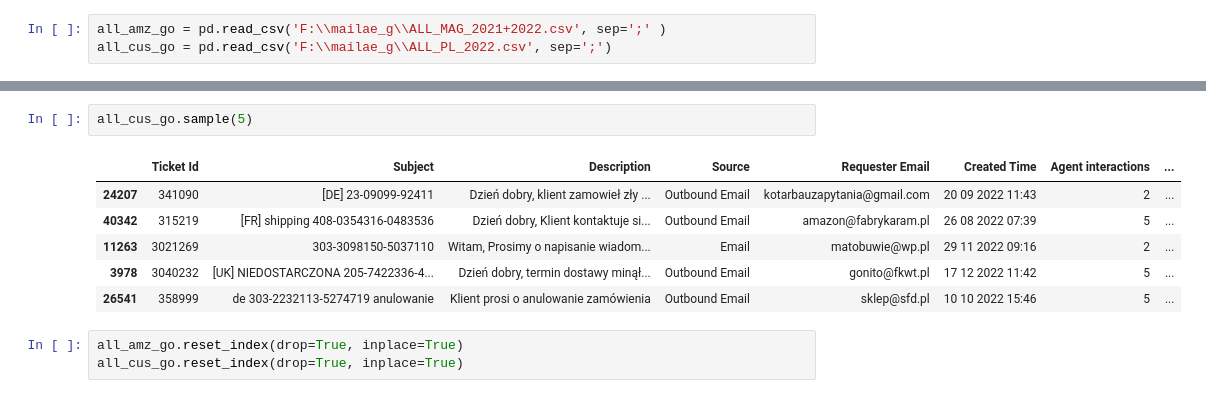
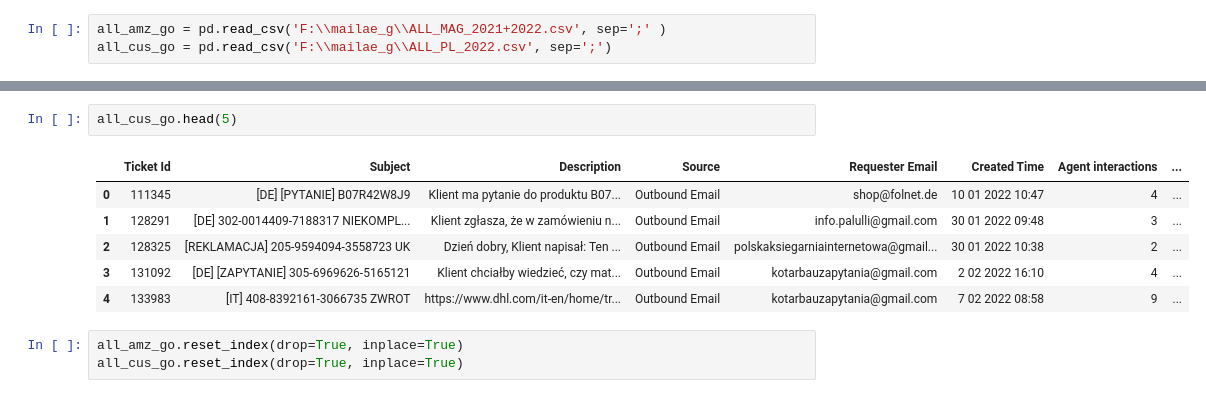
Before and after one commit to arioslock/projects_in_progress, a Jupyter notebook: projekt_koncowy.ipynb, the cells around one changed output, grey strips where cells are left out. Saved outputs shown, nothing was run; the diff lists cells and outputs as text.

```diff
--- a/projekt_koncowy.ipynb
+++ b/projekt_koncowy.ipynb
@@ -20,12 +20,12 @@ all_amz_go.sample(5)
 # %%
-all_cus_go.sample(5)
+all_cus_go.head(5)
 # %% [output]
 |  | Ticket Id | Subject | Description | Source | Requester Email | Created Time | Agent interactions | ... |
-| 24207 | 341090 | [DE] 23-09099-92411 | Dzień dobry, klient zamowieł zły ... | Outbound Email | kotarbauzapytania@gmail.com | 20 09 2022 11:43 | 2 | ... |
-| 40342 | 315219 | [FR] shipping 408-0354316-0483536 | Dzień dobry, Klient kontaktuje si... | Outbound Email | amazon@fabrykaram.pl | 26 08 2022 07:39 | 5 | ... |
-| 11263 | 3021269 | 303-3098150-5037110 | Witam, Prosimy o napisanie wiadom... | Email | matobuwie@wp.pl | 29 11 2022 09:16 | 2 | ... |
-| 3978 | 3040232 | [UK] NIEDOSTARCZONA 205-7422336-4... | Dzień dobry, termin dostawy minął... | Outbound Email | gonito@fkwt.pl | 17 12 2022 11:42 | 5 | ... |
-| 26541 | 358999 | de 303-2232113-5274719 anulowanie | Klient prosi o anulowanie zamówienia | Outbound Email | sklep@sfd.pl | 10 10 2022 15:46 | 5 | ... |
+| 0 | 111345 | [DE] [PYTANIE] B07R42W8J9 | Klient ma pytanie do produktu B07... | Outbound Email | shop@folnet.de | 10 01 2022 10:47 | 4 | ... |
+| 1 | 128291 | [DE] 302-0014409-7188317 NIEKOMPL... | Klient zgłasza, że w zamówieniu n... | Outbound Email | info.palulli@gmail.com | 30 01 2022 09:48 | 3 | ... |
+| 2 | 128325 | [REKLAMACJA] 205-9594094-3558723 UK | Dzień dobry, Klient napisał: Ten ... | Outbound Email | polskaksiegarniainternetowa@gmail... | 30 01 2022 10:38 | 2 | ... |
+| 3 | 131092 | [DE] [ZAPYTANIE] 305-6969626-5165121 | Klient chciałby wiedzieć, czy mat... | Outbound Email | kotarbauzapytania@gmail.com | 2 02 2022 16:10 | 4 | ... |
+| 4 | 133983 | [IT] 408-8392161-3066735 ZWROT | https://www.dhl.com/it-en/home/tr... | Outbound Email | kotarbauzapytania@gmail.com | 7 02 2022 08:58 | 9 | ... |
 # %%
 all_amz_go.reset_index(drop=True, inplace=True)
 all_cus_go.reset_index(drop=True, inplace=True)
```
Also changed, not shown: parts of 16 cells of this notebook.
